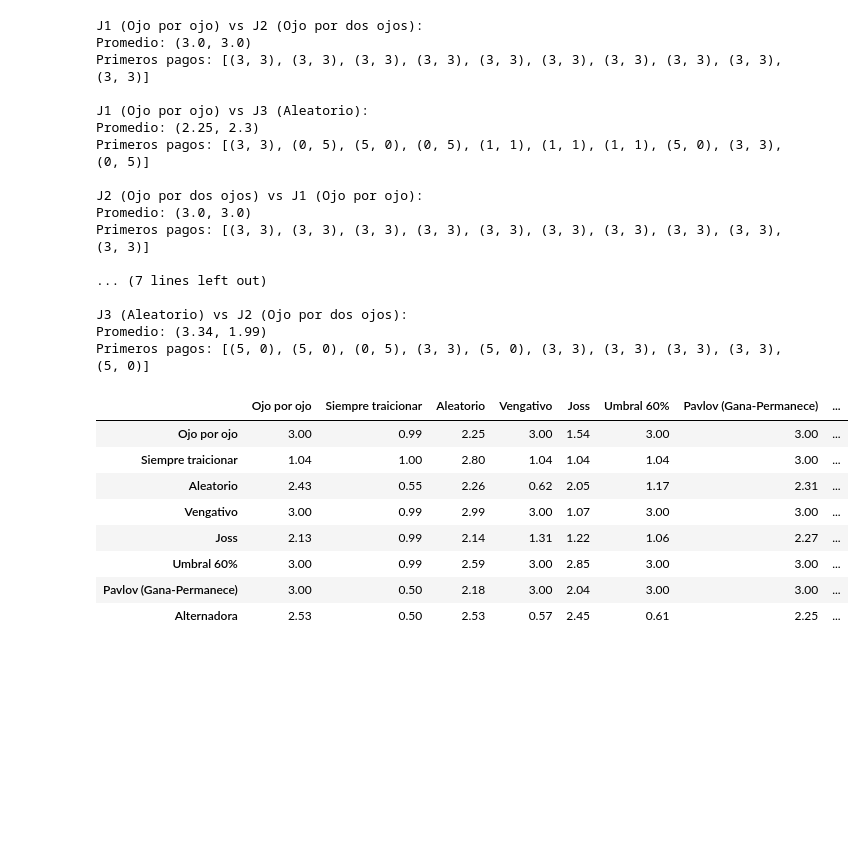
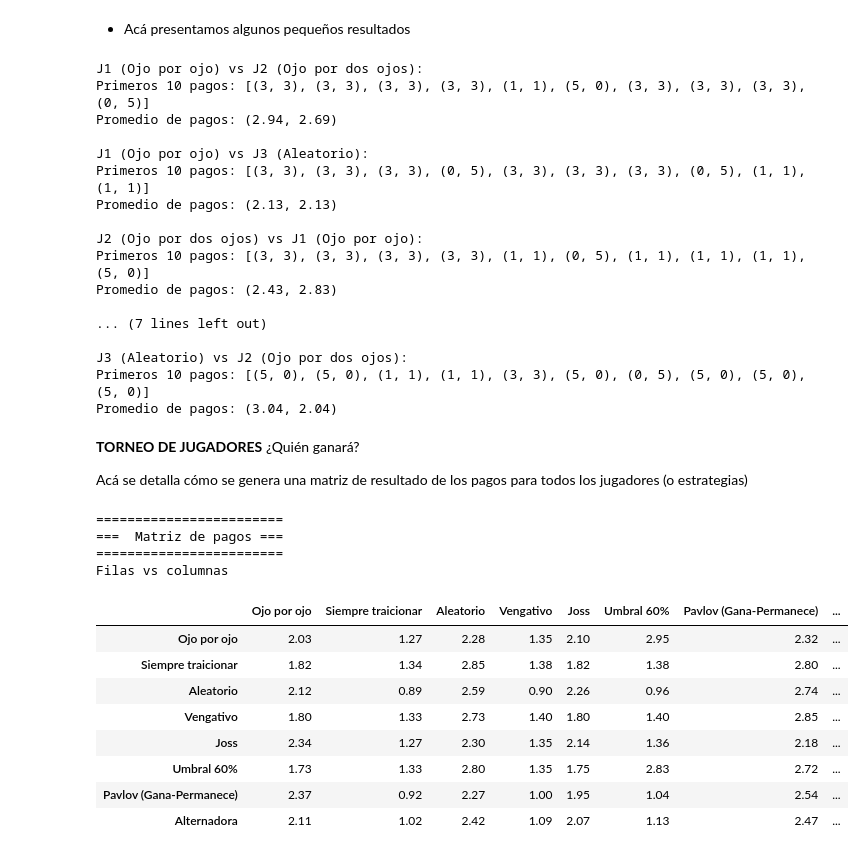
Before and after one commit to PES-BG-2025/proj-y-fernando-ortiz, a Jupyter notebook: proyecto.ipynb, the cells around one changed output. Saved outputs shown, nothing was run; the diff lists cells and outputs as text; code cells hidden in the pictures; blank space fills up the shorter version.

```diff
--- a/proyecto.ipynb
+++ b/proyecto.ipynb
@@ -7,16 +11,16 @@ import matplotlib.pyplot as plt
 # %%
 #------------ Estableciendo parámetros------------
 # Número de rondas
-n_rondas = 100
+N_RONDAS = 100
 
 # Pagos
-socios = 3
-aprovechado = 5
-traidores = 1
-tonto = 0
+SOCIOS = 3
+APROVECHADO = 5
+TRAIDORES = 1
+TONTO = 0
 
 # Extras
-ruido = 0. # probabilidad de voltear acción elegida. Ingresar valores entre [0, 1]
+ruido = 0.1 # probabilidad de voltear acción elegida. Ingresar valores entre [0, 1]
 semilla = 1 # para funciones con aleatoriedad
 
 # Acciones
@@ -25,7 +29,7 @@ T = "T" # traicionar
 
 # Matriz de pagos
 PAGOS = {
-        (C, C): (socios, socios),
-        (C, T): (tonto, aprovechado),
-        (T, C): (aprovechado, tonto),
-        (T, T): (traidores, traidores)}
+        (C, C): (SOCIOS, SOCIOS),
+        (C, T): (TONTO, APROVECHADO),
+        (T, C): (APROVECHADO, TONTO),
+        (T, T): (TRAIDORES, TRAIDORES)}
@@ -168,6 +179,6 @@ def aplicar_ruido(accion, prob:float, rng):
 # %%
 
-def jugar_partida(j1: Estrategia, j2: Estrategia, n=n_rondas, prob_ruido=ruido):
+def jugar_partida(j1: Estrategia, j2: Estrategia, n=N_RONDAS, prob_ruido=ruido):
 
 
     j1.reiniciar()
@@ -213,6 +224,8 @@ def jugar_partida(j1: Estrategia, j2: Estrategia, n=n_rondas, prob_ruido=ruido):
         "hist1": hist1,
         "hist2": hist2,
     }
+# %% [markdown]
+- Acá presentamos algunos pequeños resultados
 # %%
 j1 = OjoPorOjo()
 j2 = OjoPorDosOjos()
@@ -229,54 +242,68 @@ for i in range(1,3+1):
     for j in range(1,3+1):
         if i != j:
             nombre = str(f"res_{i}{j}")
-            nombre =jugar_partida(jugadores[i], jugadores[j], n=n_rondas, prob_ruido=ruido)
+            nombre =jugar_partida(jugadores[i], jugadores[j], n=N_RONDAS, prob_ruido=ruido)
             print(f"J{i} ({nombres_jugadores[i]}) vs J{j} ({nombres_jugadores[j]}):")
-            print(f"Promedio: {nombre["promedios"]}")
-            print(f"Primeros pagos:", nombre["pagos"][:10])
+            print(f"Primeros 10 pagos:", nombre["pagos"][:10])
+            print(f"Promedio de pagos: {nombre["promedios"]}")
             print()
 # %% [output]
 J1 (Ojo por ojo) vs J2 (Ojo por dos ojos):
-Promedio: (3.0, 3.0)
-Primeros pagos: [(3, 3), (3, 3), (3, 3), (3, 3), (3, 3), (3, 3), (3, 3), (3, 3), (3, 3), (3, 3)]
+Primeros 10 pagos: [(3, 3), (3, 3), (3, 3), (3, 3), (1, 1), (5, 0), (3, 3), (3, 3), (3, 3), (0, 5)]
+Promedio de pagos: (2.94, 2.69)
 
 J1 (Ojo por ojo) vs J3 (Aleatorio):
-Promedio: (2.25, 2.3)
-Primeros pagos: [(3, 3), (0, 5), (5, 0), (0, 5), (1, 1), (1, 1), (1, 1), (5, 0), (3, 3), (0, 5)]
+Primeros 10 pagos: [(3, 3), (3, 3), (3, 3), (0, 5), (3, 3), (3, 3), (3, 3), (0, 5), (1, 1), (1, 1)]
+Promedio de pagos: (2.13, 2.13)
 
 J2 (Ojo por dos ojos) vs J1 (Ojo por ojo):
-Promedio: (3.0, 3.0)
-Primeros pagos: [(3, 3), (3, 3), (3, 3), (3, 3), (3, 3), (3, 3), (3, 3), (3, 3), (3, 3), (3, 3)]
+Primeros 10 pagos: [(3, 3), (3, 3), (3, 3), (3, 3), (1, 1), (0, 5), (1, 1), (1, 1), (1, 1), (5, 0)]
+Promedio de pagos: (2.43, 2.83)
 
 ... (7 lines left out)
 
 J3 (Aleatorio) vs J2 (Ojo por dos ojos):
-Promedio: (3.34, 1.99)
-Primeros pagos: [(5, 0), (5, 0), (0, 5), (3, 3), (5, 0), (3, 3), (3, 3), (3, 3), (3, 3), (5, 0)]
+Primeros 10 pagos: [(5, 0), (5, 0), (1, 1), (1, 1), (3, 3), (5, 0), (0, 5), (5, 0), (5, 0), (5, 0)]
+Promedio de pagos: (3.04, 2.04)
+# %% [markdown]
+**TORNEO DE JUGADORES**
+¿Quién ganará?
+
+Acá se detalla cómo se genera una matriz de resultado de los pagos para todos los jugadores (o estrategias)
 # %%
 
 def torneo_resultados(estrategias):
     nombres = [e.nombre for e in estrategias]
     M = pd.DataFrame(np.nan, index=nombres, columns=nombres)
 
     conteo_partidas = 0
     for i, ei in enumerate(estrategias):
         for j, ej in enumerate(estrategias):
             # if i == j:
                 # continue
-            prom_i, prom_j = jugar_partida(ei, ej, n=n_rondas, prob_ruido=ruido)["promedios"]
+            prom_i, prom_j = jugar_partida(ei, ej, n=N_RONDAS, prob_ruido=ruido)["promedios"]
             M.iat[i, j] = prom_i  # promedio del jugador i contra j
             conteo_partidas = conteo_partidas + 1
+    print("========================")
+    print("===  Matriz de pagos ===")
+    print("========================")
+    print("Filas vs columnas")
     return M
 #### las estrategias
 estrategias = [OjoPorOjo(), SiempreTraicionar(), Aleatorio(), Vengativo(), Joss(), Umbral60(), Pavlov(), Alternadora()]
-torneo_resultados(estrategias)
+M =torneo_resultados(estrategias)
+M
 # %% [output]
+========================
+===  Matriz de pagos ===
+========================
+Filas vs columnas
 |  | Ojo por ojo | Siempre traicionar | Aleatorio | Vengativo | Joss | Umbral 60% | Pavlov (Gana-Permanece) | ... |
-| Ojo por ojo | 3.00 | 0.99 | 2.25 | 3.00 | 1.54 | 3.00 | 3.00 | ... |
-| Siempre traicionar | 1.04 | 1.00 | 2.80 | 1.04 | 1.04 | 1.04 | 3.00 | ... |
-| Aleatorio | 2.43 | 0.55 | 2.26 | 0.62 | 2.05 | 1.17 | 2.31 | ... |
-| Vengativo | 3.00 | 0.99 | 2.99 | 3.00 | 1.07 | 3.00 | 3.00 | ... |
-| Joss | 2.13 | 0.99 | 2.14 | 1.31 | 1.22 | 1.06 | 2.27 | ... |
-| Umbral 60% | 3.00 | 0.99 | 2.59 | 3.00 | 2.85 | 3.00 | 3.00 | ... |
-| Pavlov (Gana-Permanece) | 3.00 | 0.50 | 2.18 | 3.00 | 2.04 | 3.00 | 3.00 | ... |
-| Alternadora | 2.53 | 0.50 | 2.53 | 0.57 | 2.45 | 0.61 | 2.25 | ... |
+| Ojo por ojo | 2.03 | 1.27 | 2.28 | 1.35 | 2.10 | 2.95 | 2.32 | ... |
+| Siempre traicionar | 1.82 | 1.34 | 2.85 | 1.38 | 1.82 | 1.38 | 2.80 | ... |
+| Aleatorio | 2.12 | 0.89 | 2.59 | 0.90 | 2.26 | 0.96 | 2.74 | ... |
+| Vengativo | 1.80 | 1.33 | 2.73 | 1.40 | 1.80 | 1.40 | 2.85 | ... |
+| Joss | 2.34 | 1.27 | 2.30 | 1.35 | 2.14 | 1.36 | 2.18 | ... |
+| Umbral 60% | 1.73 | 1.33 | 2.80 | 1.35 | 1.75 | 2.83 | 2.72 | ... |
+| Pavlov (Gana-Permanece) | 2.37 | 0.92 | 2.27 | 1.00 | 1.95 | 1.04 | 2.54 | ... |
+| Alternadora | 2.11 | 1.02 | 2.42 | 1.09 | 2.07 | 1.13 | 2.47 | ... |
```
Also changed, not shown: parts of 7 cells of this notebook, 16 other files.
